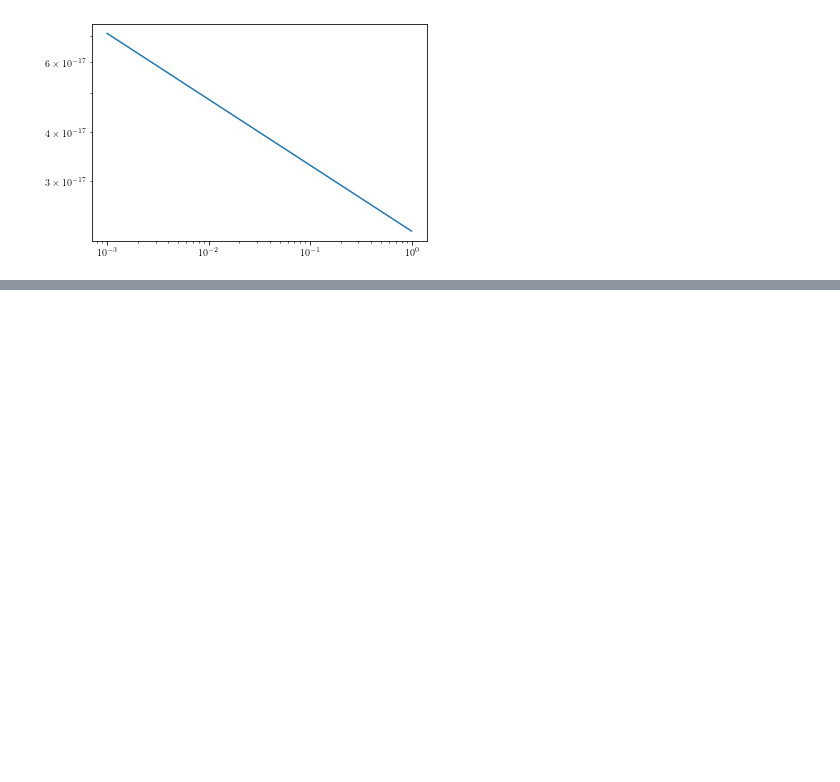
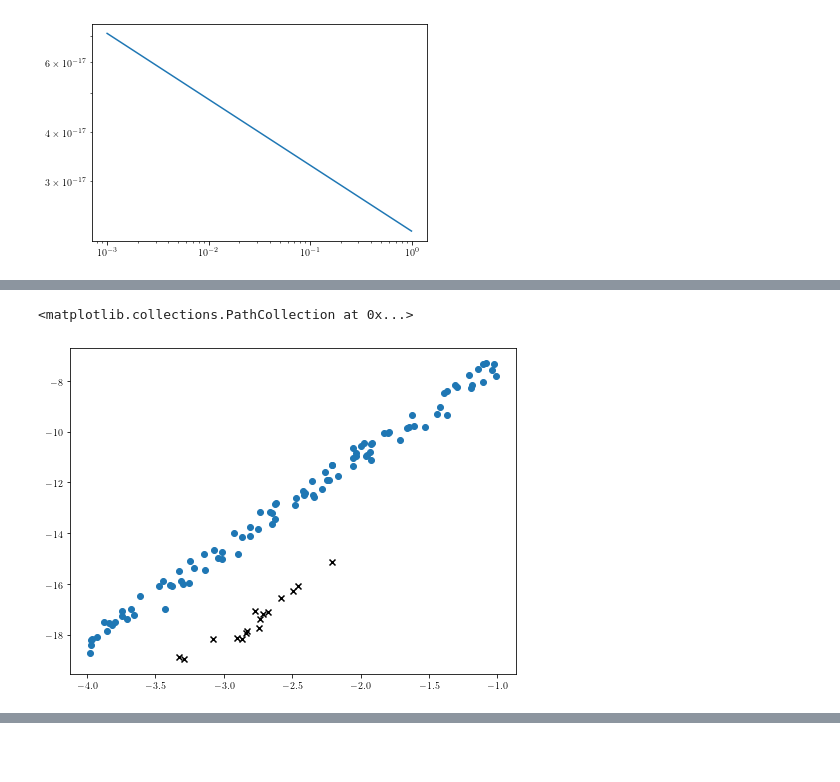
Before and after one commit to tcallister/LISA-and-CE-Evolution, a Jupyter notebook: SNR_grid.ipynb, the cells around one changed output, grey strips where cells are left out. Cells and saved outputs as stored; diff of their text form; code cells hidden in the pictures; blank space fills up the shorter version.

```diff
--- a/SNR_grid.ipynb
+++ b/SNR_grid.ipynb
@@ -376,4 +430,4 @@ m1s = np.array([0.55,0.8,0.8,0.8,0.68,0.8,0.65,0.8,0.8,0.9,0.9,0.25,0.3,0.3,0.3,
 m2s = np.array([0.27,0.18,0.16,0.1,0.13,0.09,0.05,0.07,0.06,0.04,0.06,0.5,0.75,0.75,0.75,0.8])
 
 etas = m1s*m2s/(m1s+m2s)**2.
-Mc = np.power(etas,3./5.)*(m1s+m2s)
+Mcs = np.power(etas,3./5.)*(m1s+m2s)
@@ -383,0 +434,22 @@ Mc = np.power(etas,3./5.)*(m1s+m2s)
+# %%
+fig,ax = plt.subplots(figsize=(8,6))
+
+fs = np.array([])
+fdots = np.array([])
+
+for i in range(100):
+
+    m1 = np.random.random()*80.+10
+    m2 = np.random.random()*80.+10
+
+    f = 10.**(np.random.random()*(-3.)-1.)
+    fdot = fdotGW_from_fGW_Mc(f,Mc(m1,m2))
+
+    fs = np.append(fs,f)
+    fdots = np.append(fdots,fdot)
+
+ax.scatter(np.log10(fs),np.log10(fdots))
+ax.scatter(np.log10(wd_fs),np.log10((96./5.)*np.power(np.pi,8./3.)*np.power(c,-5.)*np.power(G*Mcs*Msun,5./3.)*np.power(wd_fs,11./3.)),marker='x',color='black')
+# %% [output]
+<matplotlib.collections.PathCollection at 0x...>
+[figure, added]
```
Also changed, not shown: parts of 16 cells of this notebook, 1 other file.
